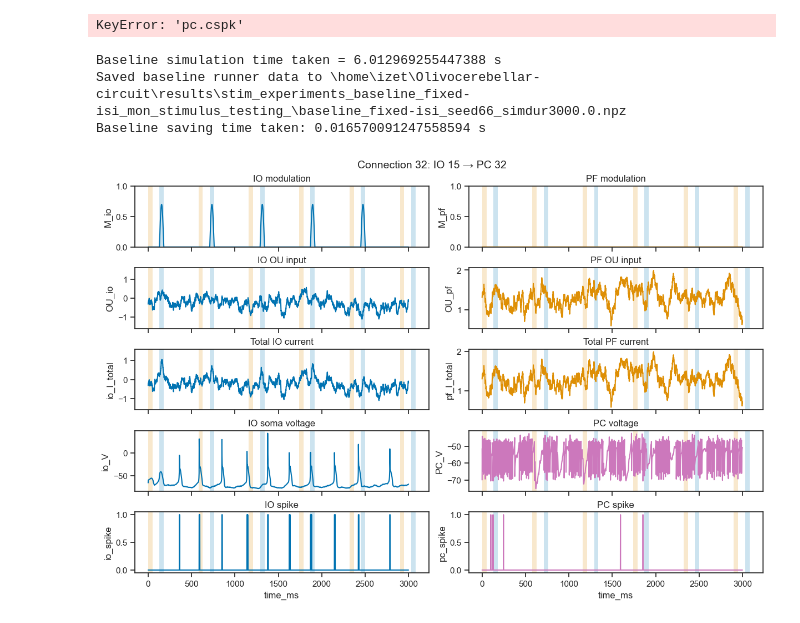
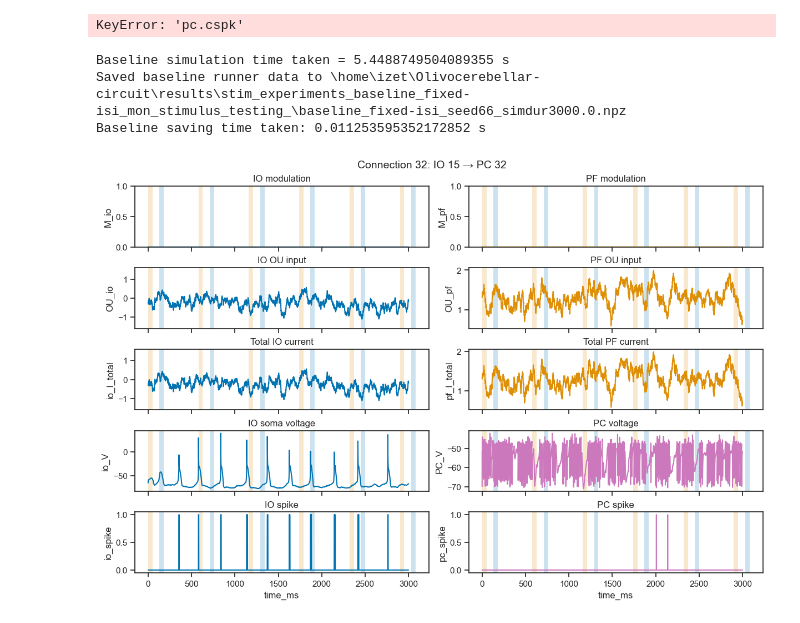
Before and after one commit to izaet/Olivocerebellar-circuit, a Jupyter notebook: stimulus_experiments/stim_test.ipynb, the cells around one changed output. Cells and saved outputs as stored; diff of their text form; code cells hidden in the pictures.

```diff
--- a/stimulus_experiments/stim_test.ipynb
+++ b/stimulus_experiments/stim_test.ipynb
@@ -713,8 +713,8 @@ argv = [
         "--run-type", "baseline",
         "--experiment", "fixed-isi",
         "--simdur", "3_000",
-        "--PFPC_plasticity-on", "True" ,
-        "--OU-stim-io-on", "True" ,
+        "--PFPC_plasticity-on", "False" ,
+        "--OU-stim-io-on", "False" ,
         "--OU-stim-pf-on", "False" ,
 
 
@@ -732,9 +732,9 @@ config = build_baseline_config(args)
 
 net, data = run_baseline(config)
 # %% [output]
-Baseline simulation time taken = 6.012969255447388 s
+Baseline simulation time taken = 5.4488749504089355 s
 Saved baseline runner data to \home\izet\Olivocerebellar-circuit\results\stim_experiments_baseline_fixed-isi_mon_stimulus_testing_\baseline_fixed-isi_seed66_simdur3000.0.npz
-Baseline saving time taken: 0.016570091247558594 s
+Baseline saving time taken: 0.011253595352172852 s
 # %%
 # Check for stimulus strength: is accumulation bug gone?
 # datapaths = [job["run_path"] for job in base_repl_jobs]
@@ -789,26 +789,7 @@ def add_stimulus_bars(ax, io_onsets, pf_onsets,
         )
 
 
-argv = [
-     "--seed", "66",
-        "--run-type", "baseline",
-        "--experiment", "fixed-isi",
-        "--simdur", "3_000",
-        "--PFPC_plasticity-on", "True" ,
-        "--OU-stim-io-on", "True" ,
-        "--OU-stim-pf-on", "False" ,
-        "--OU-stim-isi-mean", "120.0",
-        "--monitor-preset", "stimulus_testing",
-        "--parent-dir", parent_dir,
-        "--OU-stim-isi-mean", "130.0" ,
-        "--OU-stim-isi-std", "0.0",
-        "--OU-stim-amp-pf-mean", "0.9",
-        "--OU-stim-dur-pf-mean", "50.0"
-]
-args = parse_args(argv)
-config = build_baseline_config(args)
 
-net, data = run_baseline(config)
 
 
 n_timepoints = len(data['ts'])
@@ -839,9 +820,6 @@ df_io_pc_stimcheck = pd.DataFrame({
 
 })
 
-
-io_stim_onsets = get_stim_onsets(data["stim_io_start"], data["ts"])
-pf_stim_onsets = get_stim_onsets(data["stim_pf_start"], data["ts"])
 
 # Plot 1 connection
 connection_id = 32
@@ -896,33 +874,33 @@ axes[2, 1].set_title("Total PF current")
 # axes[2,1].set_ylim(-1.3,1.3)
 
 axes[3, 0].set_title("IO soma voltage")
 
 axes[3, 1].set_title("PC voltage")
 
 axes[4, 0].set_title("IO spike")
 
 axes[4, 1].set_title("PC spike")
 
 for ax in axes.flat:
     add_stimulus_bars(
         ax=ax,
         io_onsets=np.unique(data["stim_io_start"]),
         pf_onsets=np.unique(data["stim_pf_start"]),
         io_duration=io_stim_duration_ms,
         pf_duration=pf_stim_duration_ms,
         io_color=io_color,
         pf_color=pf_color,
     )
 
 io_id= data["io_pc_pre"][connection_id]
 pc_id = data["io_pc_post"][connection_id]
 fig.suptitle(
     f"Connection {connection_id}: IO {io_id} → PC {pc_id}",
     fontsize=14,
 )
 
 plt.show()
 # %% [output]
-[figure, old version]
+[figure, new version]
 # %%
 # Check for inhibition bug on PC.v: plot PC voltage around Pf modulation
```
